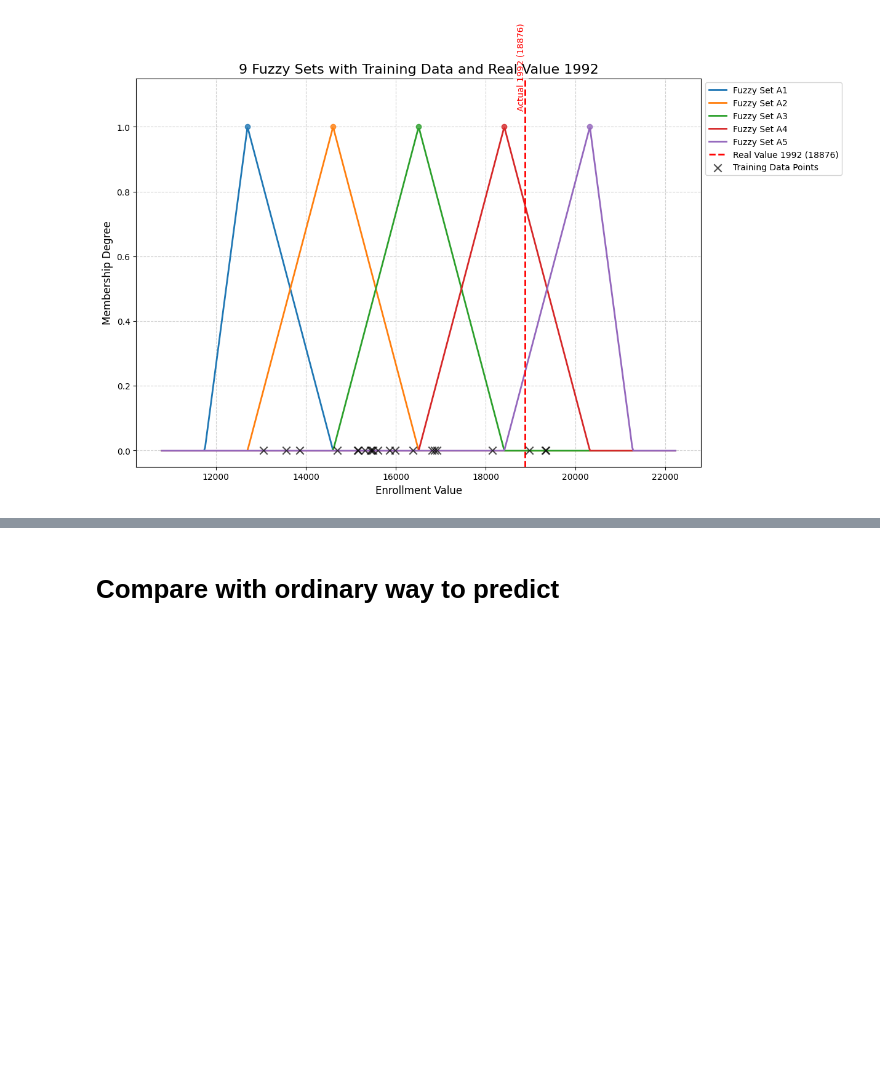
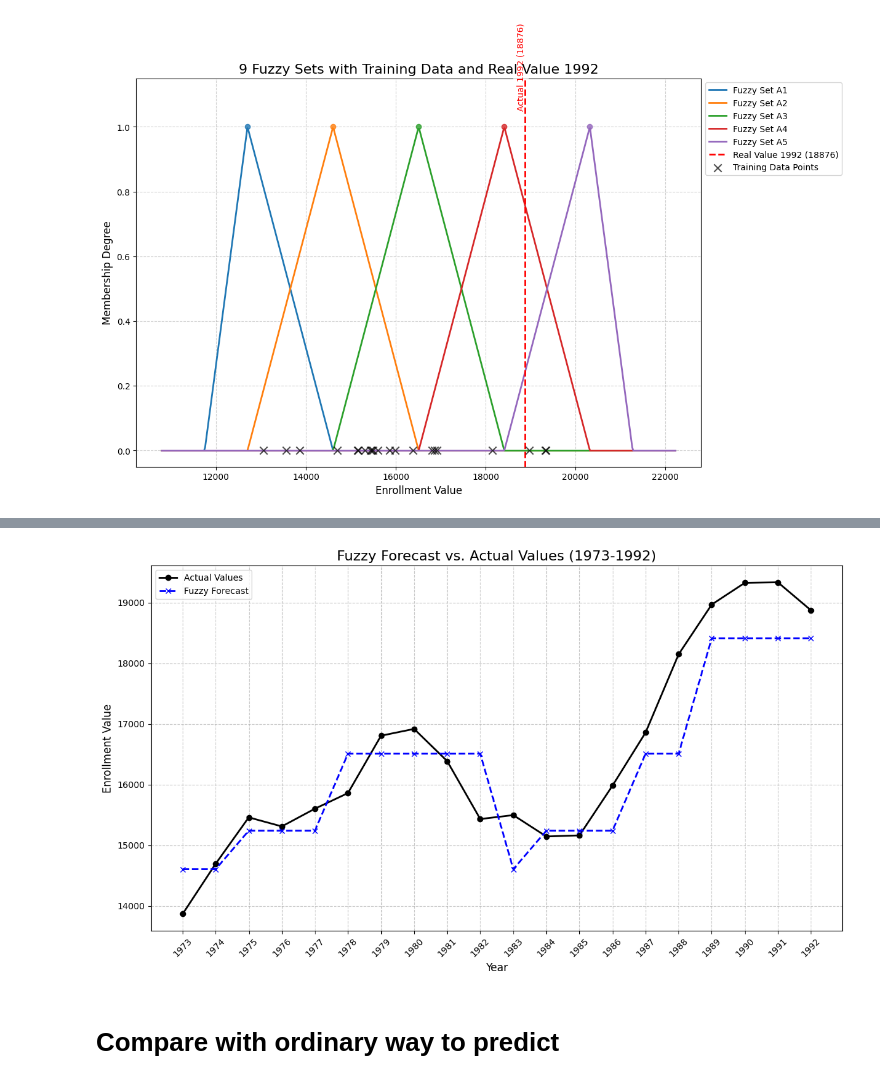
Before and after one commit to D2718281828nis/Fuzzy-Regression, a Jupyter notebook: example-Fuzzy-timeseries-forecast.ipynb, the cells around one changed output, grey strips where cells are left out. Drawn from its saved outputs; the diff is of its cells as text; code cells hidden in the pictures; blank space fills up the shorter version.

```diff
--- a/example-Fuzzy-timeseries-forecast.ipynb
+++ b/example-Fuzzy-timeseries-forecast.ipynb
@@ -299,4 +474,31 @@ Step 6: Forecasting for Year 1992 based on Year 1991 state (A4)
 Fuzzy Forecasted Value for 1992: 18414.34
+# %%
+import matplotlib.pyplot as plt
+
+# Years for which forecasts were made (1973 to 1992)
+forecasted_years = np.concatenate((training_years[2:], [forecast_year]))
+
+# Actual historical data for the forecasted period (1973 to 1992)
+actual_values_for_forecasted_years = full_historical_data[2:]
+
+plt.figure(figsize=(12, 7))
+
+# Plot actual values
+plt.plot(forecasted_years, actual_values_for_forecasted_years, marker='o', linestyle='-', color='black', label='Actual Values', linewidth=2)
+
+# Plot fuzzy forecasts
+plt.plot(forecasted_years, forecast_fuzzy_sequence_crisp, marker='x', linestyle='--', color='blue', label='Fuzzy Forecast', linewidth=2)
+
+plt.title('Fuzzy Forecast vs. Actual Values (1973-1992)', fontsize=16)
+plt.xlabel('Year', fontsize=12)
+plt.ylabel('Enrollment Value', fontsize=12)
+plt.xticks(forecasted_years, rotation=45)
+plt.grid(True, linestyle='--', alpha=0.7)
+plt.legend()
+plt.tight_layout()
+plt.show()
+# %% [output]
+[figure, added]
 # %% [markdown]
 # Compare with ordinary way to predict
 # %%
```
Also changed, not shown: parts of 5 cells of this notebook.
